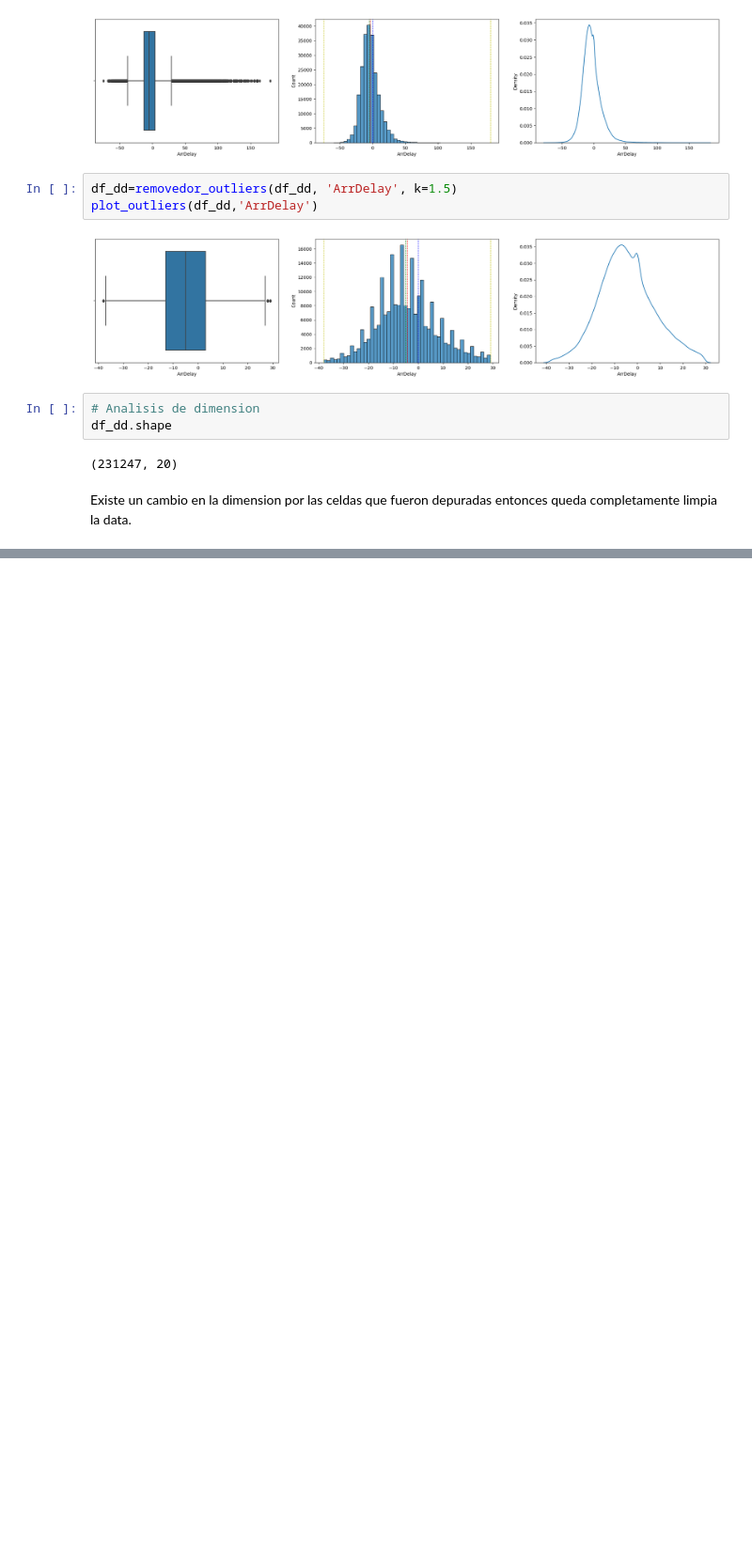
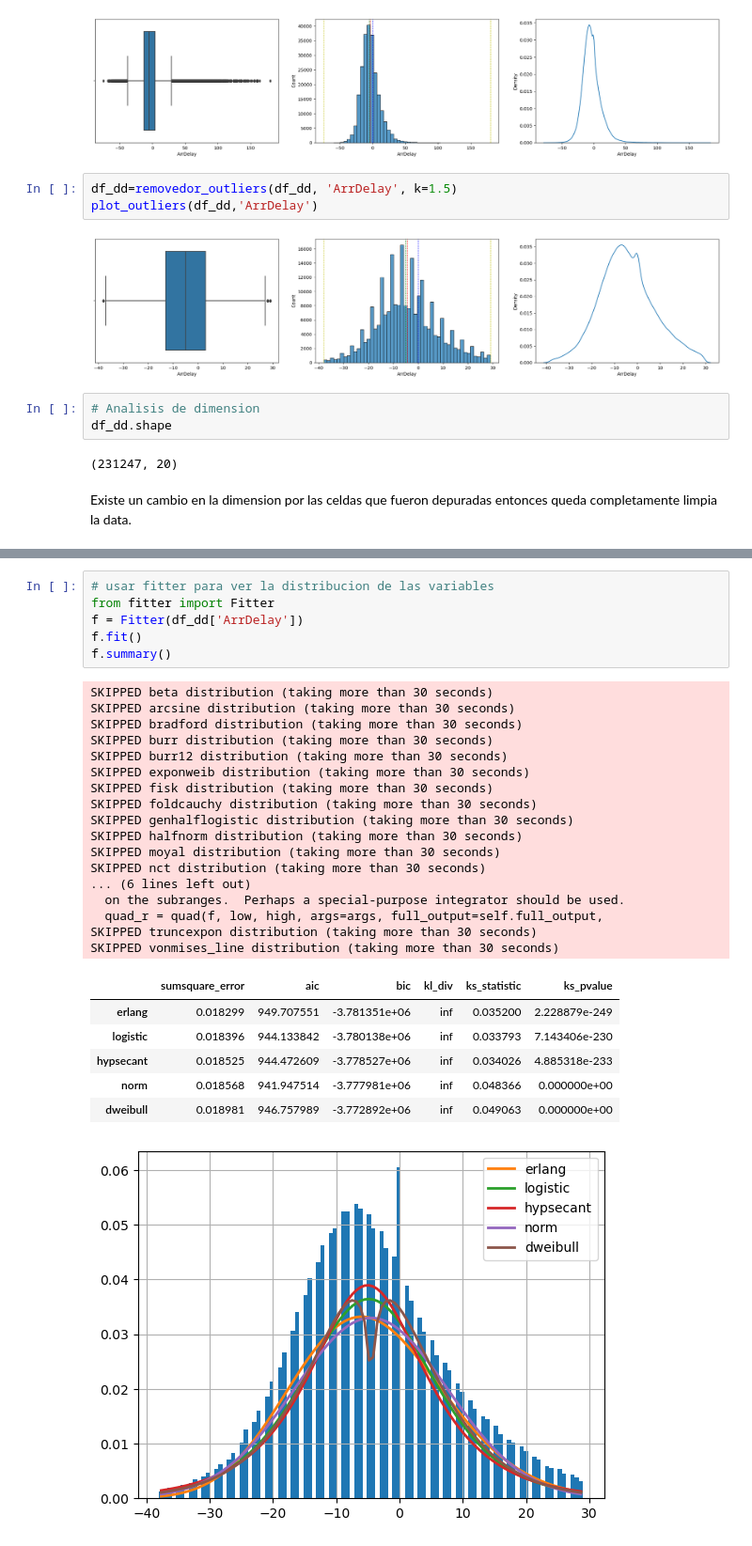
Before and after one commit to PhiofS/ms-dscience, a Jupyter notebook: exploracion-analisis-datos/flight-challenge.ipynb, the cells around one changed output, grey strips where cells are left out. Shown at 94% size. Saved outputs shown, nothing was run; the diff lists cells and outputs as text; blank space fills up the shorter version.

```diff
--- a/exploracion-analisis-datos/flight-challenge.ipynb
+++ b/exploracion-analisis-datos/flight-challenge.ipynb
@@ -192,0 +244,31 @@ Existe un cambio en la dimension por las celdas que fueron depuradas entonces qu
+# %%
+# usar fitter para ver la distribucion de las variables
+from fitter import Fitter
+f = Fitter(df_dd['ArrDelay'])
+f.fit()
+f.summary()
+# %% [output]
+SKIPPED beta distribution (taking more than 30 seconds)
+SKIPPED arcsine distribution (taking more than 30 seconds)
+SKIPPED bradford distribution (taking more than 30 seconds)
+SKIPPED burr distribution (taking more than 30 seconds)
+SKIPPED burr12 distribution (taking more than 30 seconds)
+SKIPPED exponweib distribution (taking more than 30 seconds)
+SKIPPED fisk distribution (taking more than 30 seconds)
+SKIPPED foldcauchy distribution (taking more than 30 seconds)
+SKIPPED genhalflogistic distribution (taking more than 30 seconds)
+SKIPPED halfnorm distribution (taking more than 30 seconds)
+SKIPPED moyal distribution (taking more than 30 seconds)
+SKIPPED nct distribution (taking more than 30 seconds)
+... (6 lines left out)
+  on the subranges.  Perhaps a special-purpose integrator should be used.
+  quad_r = quad(f, low, high, args=args, full_output=self.full_output,
+SKIPPED truncexpon distribution (taking more than 30 seconds)
+SKIPPED vonmises_line distribution (taking more than 30 seconds)
+|  | sumsquare_error | aic | bic | kl_div | ks_statistic | ks_pvalue |
+| erlang | 0.018299 | 949.707551 | -3.781351e+06 | inf | 0.035200 | 2.228879e-249 |
+| logistic | 0.018396 | 944.133842 | -3.780138e+06 | inf | 0.033793 | 7.143406e-230 |
+| hypsecant | 0.018525 | 944.472609 | -3.778527e+06 | inf | 0.034026 | 4.885318e-233 |
+| norm | 0.018568 | 941.947514 | -3.777981e+06 | inf | 0.048366 | 0.000000e+00 |
+| dweibull | 0.018981 | 946.757989 | -3.772892e+06 | inf | 0.049063 | 0.000000e+00 |
+[figure, added]
```
Also changed, not shown: parts of 24 cells of this notebook.
